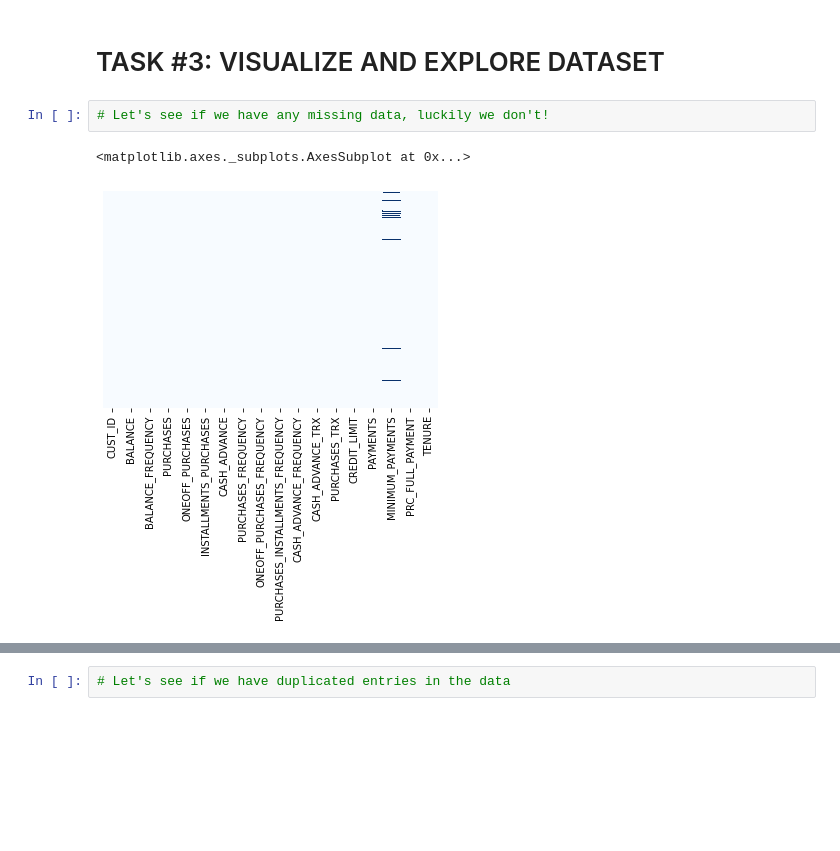
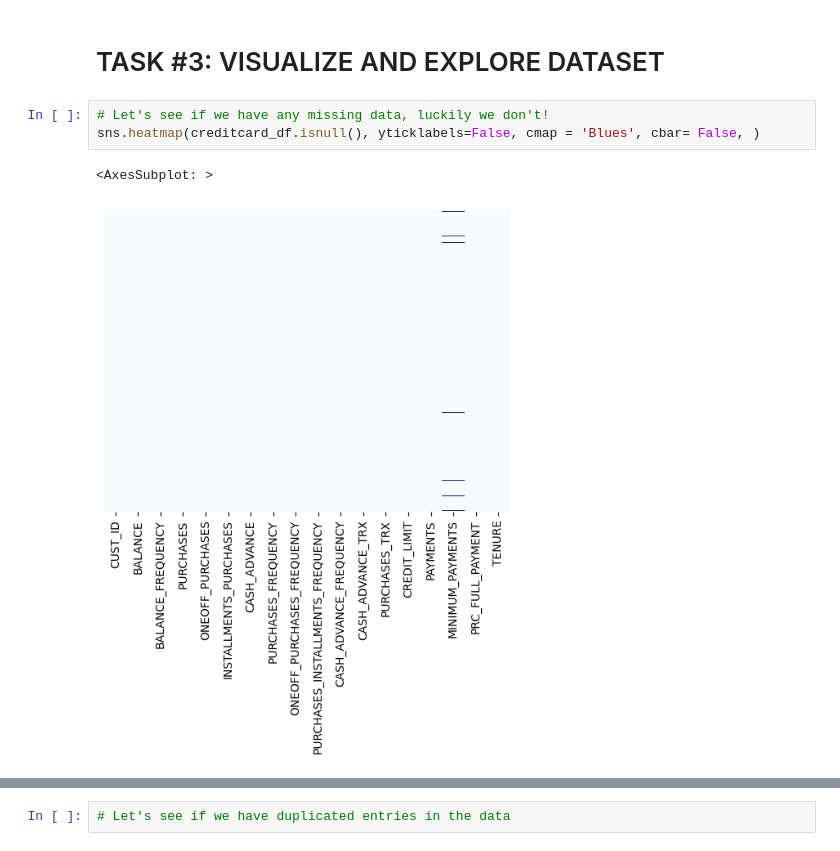
Before and after one commit to timvirga/StockPrediction, a Jupyter notebook: Section19-UnsupervisedLearning/Perform_Bank_Customers_Segmentation_Skeleton.ipynb, the cells around one changed output, grey strips where cells are left out. Drawn from its saved outputs; the diff is of its cells as text; blank space fills up the shorter version.

```diff
--- a/Section19-UnsupervisedLearning/Perform_Bank_Customers_Segmentation_Skeleton.ipynb
+++ b/Section19-UnsupervisedLearning/Perform_Bank_Customers_Segmentation_Skeleton.ipynb
@@ -140,6 +140,7 @@ creditcard_df[creditcard_df['CASH_ADVANCE'] == 47137.211760]
 # TASK #3: VISUALIZE AND EXPLORE DATASET
 # %%
 # Let's see if we have any missing data, luckily we don't!
+sns.heatmap(creditcard_df.isnull(), yticklabels=False, cmap = 'Blues', cbar= False, )
 # %% [output]
-<matplotlib.axes._subplots.AxesSubplot at 0x...>
+<AxesSubplot: >
-[figure, old version]
+[figure, new version]
```
Also changed, not shown: parts of 6 cells of this notebook.
